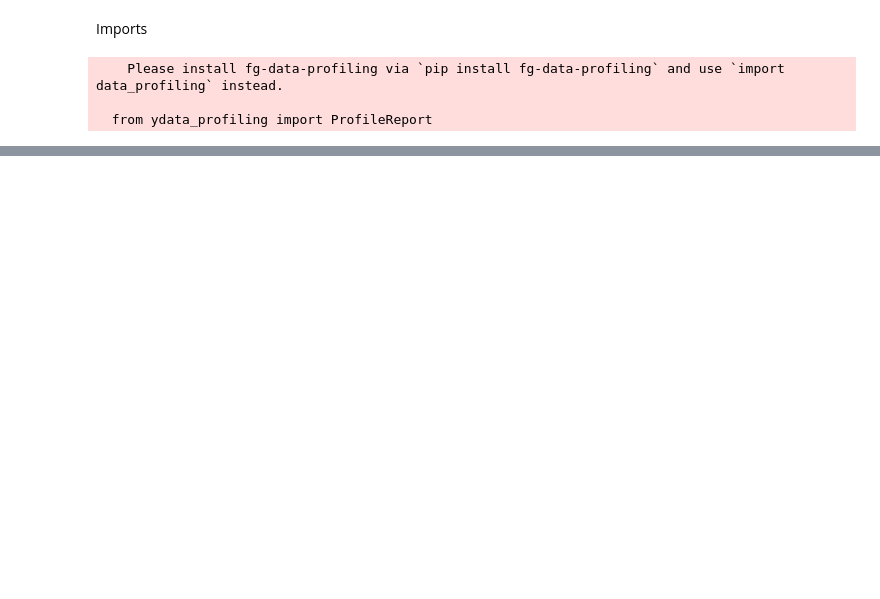
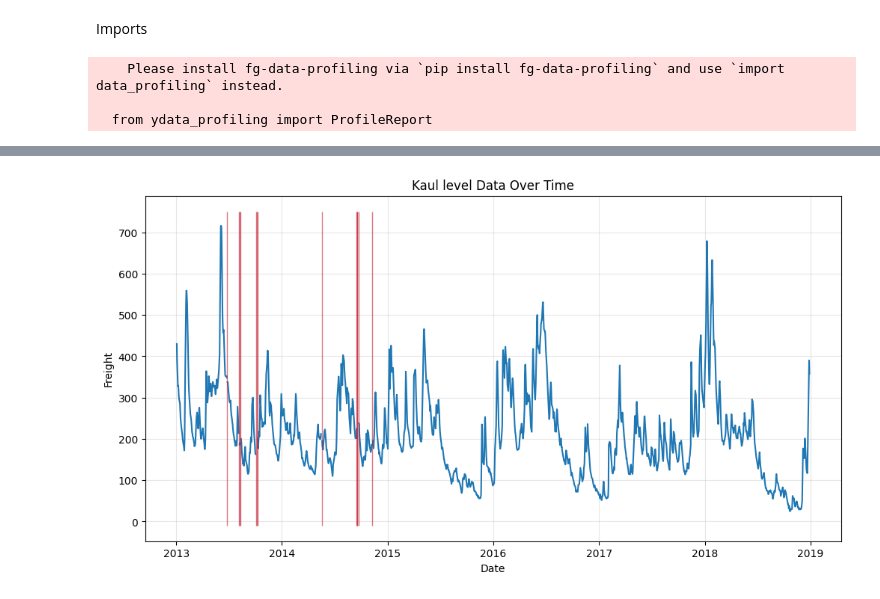
Before and after one commit to pejoCloser/Freight_Challenge, a Jupyter notebook: notebooks/01_eda_freight.ipynb, the cells around one changed output, grey strips where cells are left out. Drawn from its saved outputs; the diff is of its cells as text; code cells hidden in the pictures; blank space fills up the shorter version.

```diff
--- a/notebooks/01_eda_freight.ipynb
+++ b/notebooks/01_eda_freight.ipynb
@@ -26,0 +91,21 @@ if not report_path_f.exists():
+# %%
+#looking at the gaps
+
+df_freight["Date"] = pd.to_datetime(df_freight["Date"], format="%d/%m/%Y")
+df_freight = df_freight.sort_values("Date")
+
+missing_dates = df_freight.loc[df_freight["Kaub_level"].isna(), "Date"]
+
+
+fig, ax = plt.subplots(figsize=(12, 6))
+ax.plot(df_freight["Date"], df_freight['Kaub_level'])
+ax.set_title("Kaul level Data Over Time")
+ax.vlines(missing_dates, *ax.get_ylim(), color="#c52030", alpha=0.6, lw=1,
+          label=f"Missing ({len(missing_dates)} days)")
+ax.set_xlabel("Date")
+ax.set_ylabel("Freight")
+ax.grid(True, alpha=0.3)
+plt.show()
+plt.close(fig)
+# %% [output]
+[figure, added]
```
Also changed, not shown: parts of 12 cells of this notebook, 1 other file.
